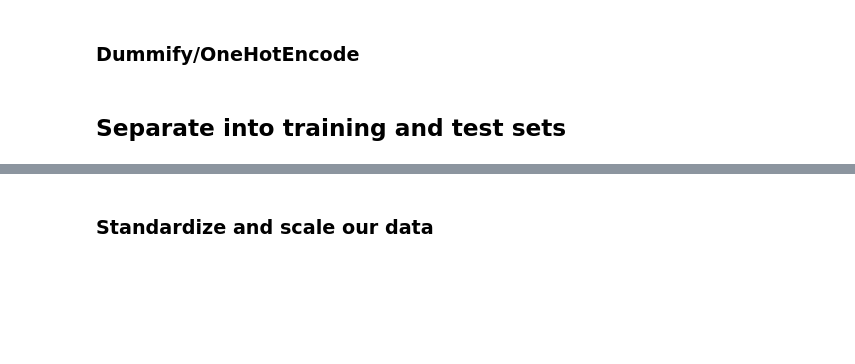
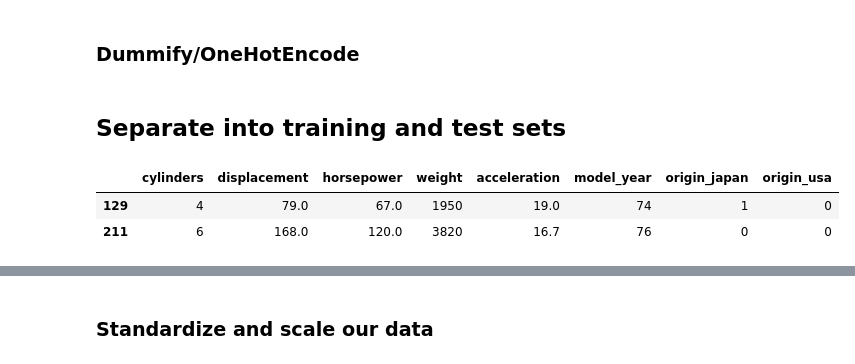
Before and after one commit to ersingt/coursework, a Jupyter notebook: 03-Week/04-Feature-Engineering/feature_engineering_starter.ipynb, the cells around one changed output, grey strips where cells are left out. Cells and saved outputs as stored; diff of their text form; code cells hidden in the pictures; blank space fills up the shorter version.

```diff
--- a/03-Week/04-Feature-Engineering/feature_engineering_starter.ipynb
+++ b/03-Week/04-Feature-Engineering/feature_engineering_starter.ipynb
@@ -23,0 +103,3 @@ We'll predict mpg using the remaining columns (after some engineering)
+# %%
+X = df_cars.drop('mpg', axis=1)
+X.head(2)
@@ -23,0 +110,3 @@ We'll predict mpg using the remaining columns (after some engineering)
+# %%
+y = df_cars['mpg']
+y.shape
@@ -28,6 +137,16 @@ We'll predict mpg using the remaining columns (after some engineering)
 # %% [markdown]
 ### Dummify/OneHotEncode
+# %%
+X_dummies = pd.get_dummies(X, columns=['origin'], drop_first=True)
 # %% [markdown]
 ## Separate into training and test sets
 # %%
 from sklearn.model_selection import train_test_split
+# %%
+X_train, X_test, y_train, y_test = train_test_split(X_dummies, y)
+# %%
+X_train.head(2)
+# %% [output]
+|  | cylinders | displacement | horsepower | weight | acceleration | model_year | origin_japan | origin_usa |
+| 129 | 4 | 79.0 | 67.0 | 1950 | 19.0 | 74 | 1 | 0 |
+| 211 | 6 | 168.0 | 120.0 | 3820 | 16.7 | 76 | 0 | 0 |
```
Also changed, not shown: parts of 31 cells of this notebook, 10 other files.
